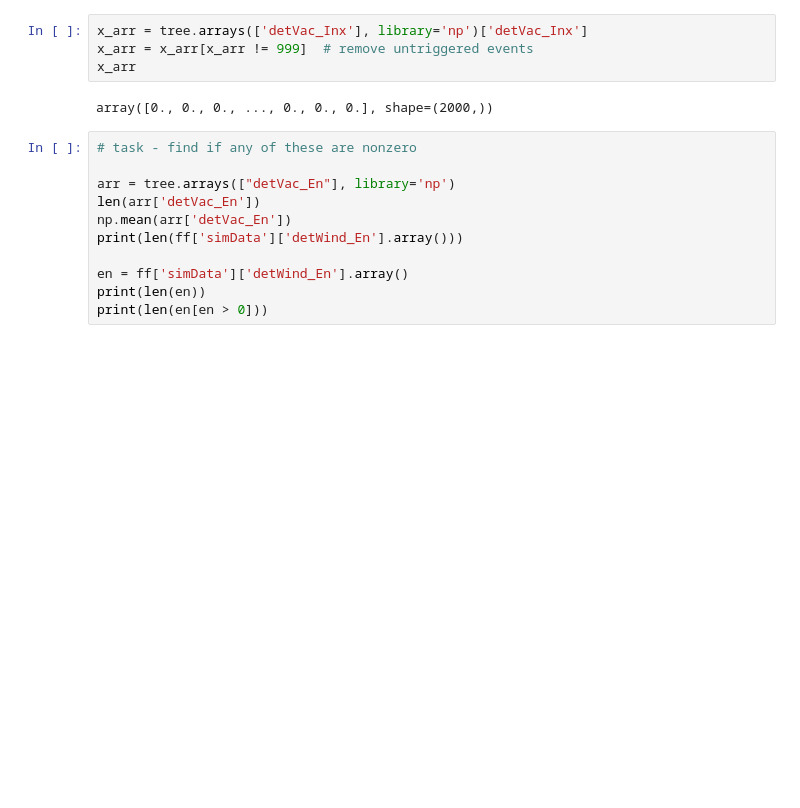
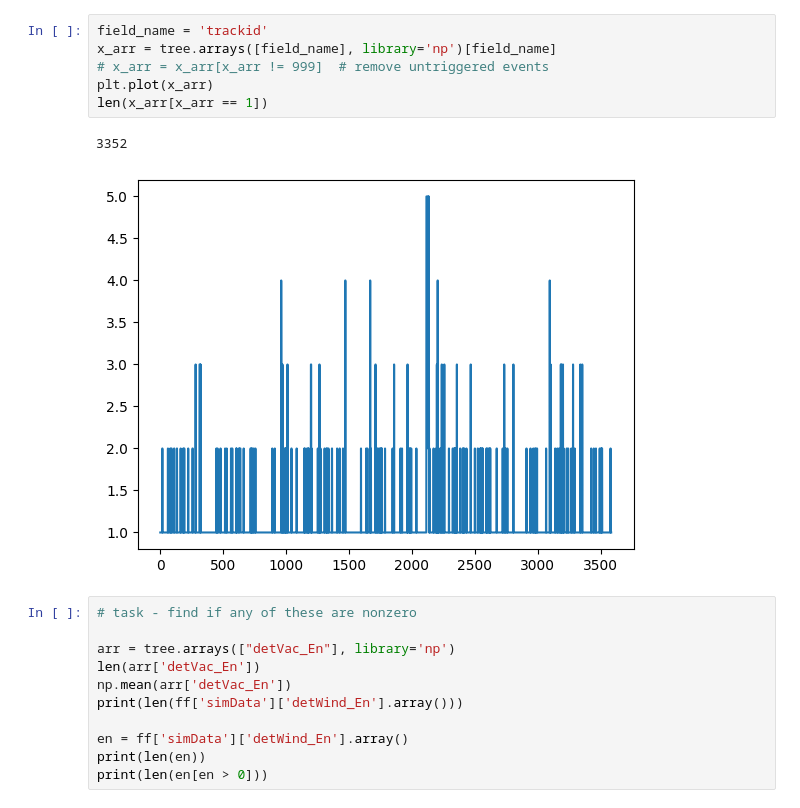
Before and after one commit to wisecg/BetaMonitor, a Jupyter notebook: scripts/check-output.ipynb, the cells around one changed output. Drawn from its saved outputs; the diff is of its cells as text; blank space fills up the shorter version.

```diff
--- a/scripts/check-output.ipynb
+++ b/scripts/check-output.ipynb
@@ -28,9 +72,12 @@ detVac_Inz           | double                   | AsDtype('>f8')
 # %%
-x_arr = tree.arrays(['detVac_Inx'], library='np')['detVac_Inx']
-x_arr = x_arr[x_arr != 999]  # remove untriggered events
-x_arr
+field_name = 'trackid'
+x_arr = tree.arrays([field_name], library='np')[field_name]
+# x_arr = x_arr[x_arr != 999]  # remove untriggered events
+plt.plot(x_arr)
+len(x_arr[x_arr == 1])
 # %% [output]
-array([0., 0., 0., ..., 0., 0., 0.], shape=(2000,))
+3352
+[figure, added]
 # %%
 # task - find if any of these are nonzero
 
```
Also changed, not shown: parts of 5 cells of this notebook, 1 other file.
